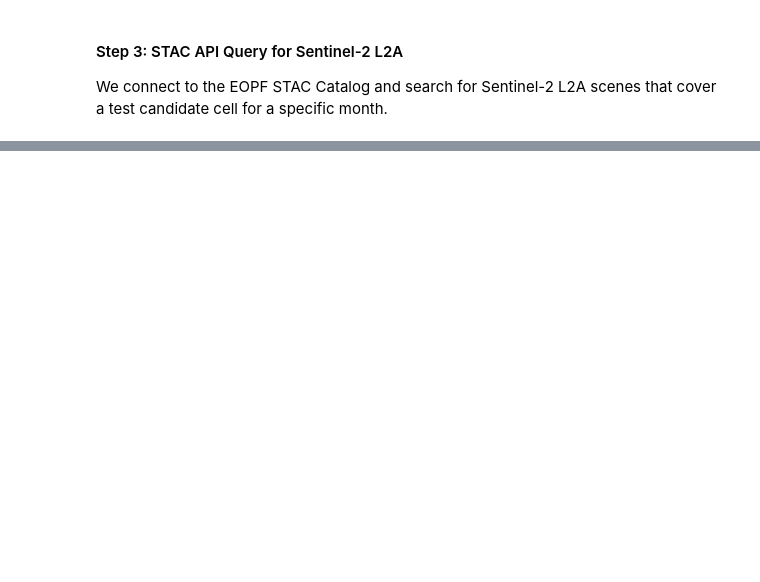
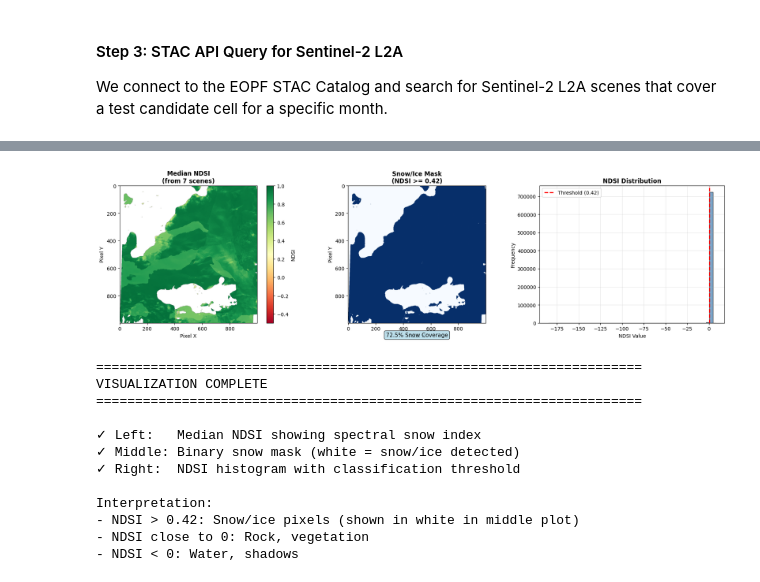
Before and after one commit to jkrumboe/Study-Project, a Jupyter notebook: icland_ice_monitoring.ipynb, the cells around one changed output, grey strips where cells are left out. Saved outputs shown, nothing was run; the diff lists cells and outputs as text; code cells hidden in the pictures; blank space fills up the shorter version.

```diff
--- a/icland_ice_monitoring.ipynb
+++ b/icland_ice_monitoring.ipynb
@@ -402,0 +738,67 @@ else:
+# %%
+if result:
+    # Create visualization of NDSI and snow mask
+    fig, axes = plt.subplots(1, 3, figsize=(18, 5))
+
+    # Plot 1: Median NDSI
+    im1 = axes[0].imshow(result['ndsi_median'].values, cmap='RdYlGn', vmin=-0.5, vmax=1.0)
+    axes[0].set_title(f'Median NDSI\n(from {result["scene_count"]} scenes)', fontsize=12, fontweight='bold')
+    axes[0].set_xlabel('Pixel X')
+    axes[0].set_ylabel('Pixel Y')
+    plt.colorbar(im1, ax=axes[0], label='NDSI')
+
+    # Plot 2: Snow/Ice Mask
+    axes[1].imshow(result['snow_mask'].values, cmap='Blues', vmin=0, vmax=1)
+    axes[1].set_title(f'Snow/Ice Mask\n(NDSI >= {NDSI_THRESHOLD})', fontsize=12, fontweight='bold')
+    axes[1].set_xlabel('Pixel X')
+    axes[1].set_ylabel('Pixel Y')
+
+    # Add percentage annotation
+    axes[1].text(0.5, -0.1, f'{result["snow_percentage"]:.1f}% Snow Coverage',
+                 transform=axes[1].transAxes, ha='center', fontsize=11,
+                 bbox=dict(boxstyle='round', facecolor='lightblue', alpha=0.8))
+
+    # Plot 3: NDSI Histogram
+    ndsi_flat = result['ndsi_median'].values.flatten()
+    ndsi_flat = ndsi_flat[~np.isnan(ndsi_flat)]
+
+    axes[2].hist(ndsi_flat, bins=50, color='steelblue', alpha=0.7, edgecolor='black')
+    axes[2].axvline(NDSI_THRESHOLD, color='red', linestyle='--', linewidth=2, label=f'Threshold ({NDSI_THRESHOLD})')
+    axes[2].set_title('NDSI Distribution', fontsize=12, fontweight='bold')
+    axes[2].set_xlabel('NDSI Value')
+    axes[2].set_ylabel('Frequency')
+    axes[2].legend()
+    axes[2].grid(True, alpha=0.3)
+
+    plt.tight_layout()
+    plt.show()
+
+    print("\n" + "=" * 70)
+    print("VISUALIZATION COMPLETE")
+    print("=" * 70)
+    print("""
+✓ Left:   Median NDSI showing spectral snow index
+✓ Middle: Binary snow mask (white = snow/ice detected)
+✓ Right:  NDSI histogram with classification threshold
+
+Interpretation:
+- NDSI > 0.42: Snow/ice pixels (shown in white in middle plot)
+- NDSI close to 0: Rock, vegetation
+- NDSI < 0: Water, shadows
+    """)
+else:
+    print("No results to visualize.")
+# %% [output]
+[figure, added]
+======================================================================
+VISUALIZATION COMPLETE
+======================================================================
+
+✓ Left:   Median NDSI showing spectral snow index
+✓ Middle: Binary snow mask (white = snow/ice detected)
+✓ Right:  NDSI histogram with classification threshold
+
+Interpretation:
+- NDSI > 0.42: Snow/ice pixels (shown in white in middle plot)
+- NDSI close to 0: Rock, vegetation
+- NDSI < 0: Water, shadows
```
Also changed, not shown: parts of 20 cells of this notebook.
